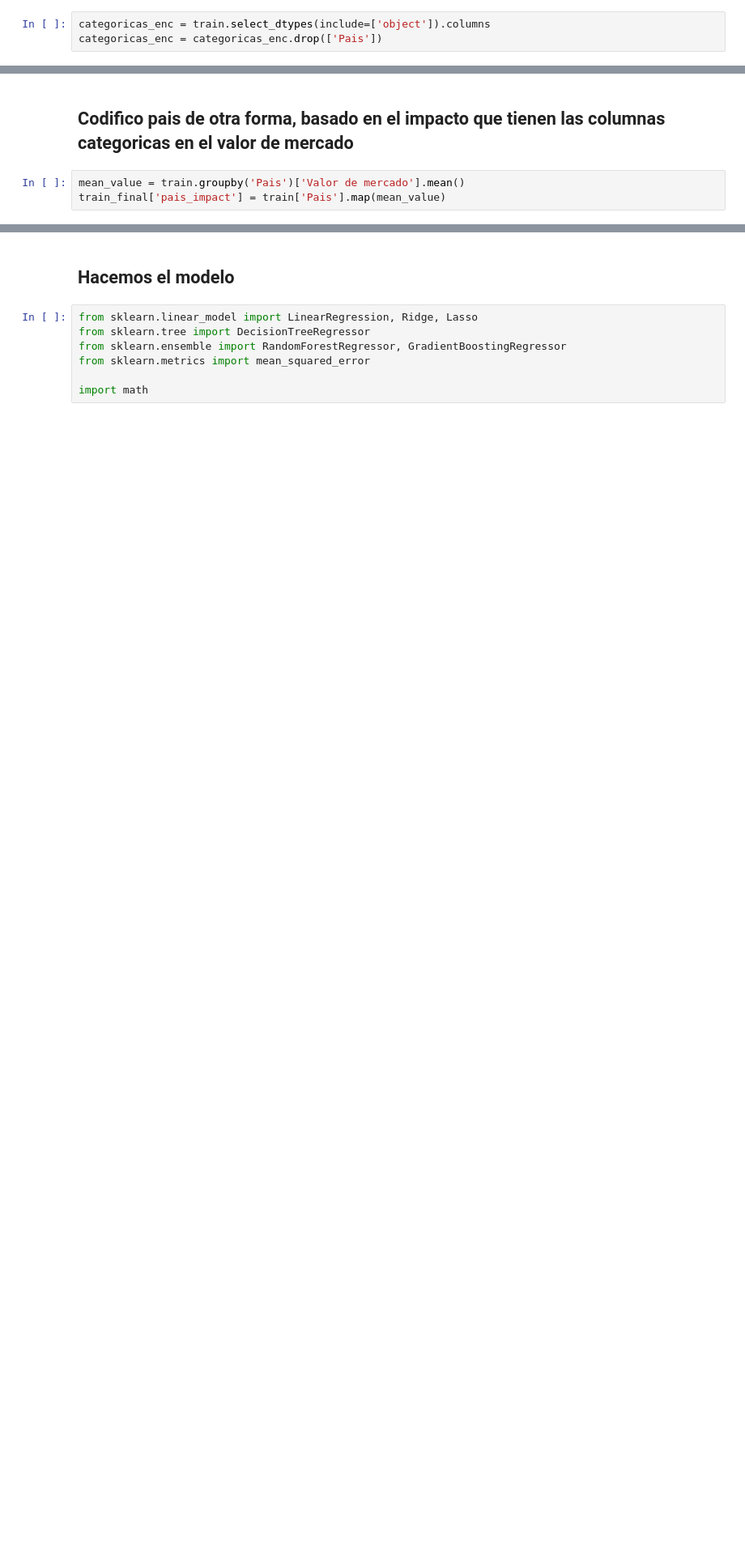
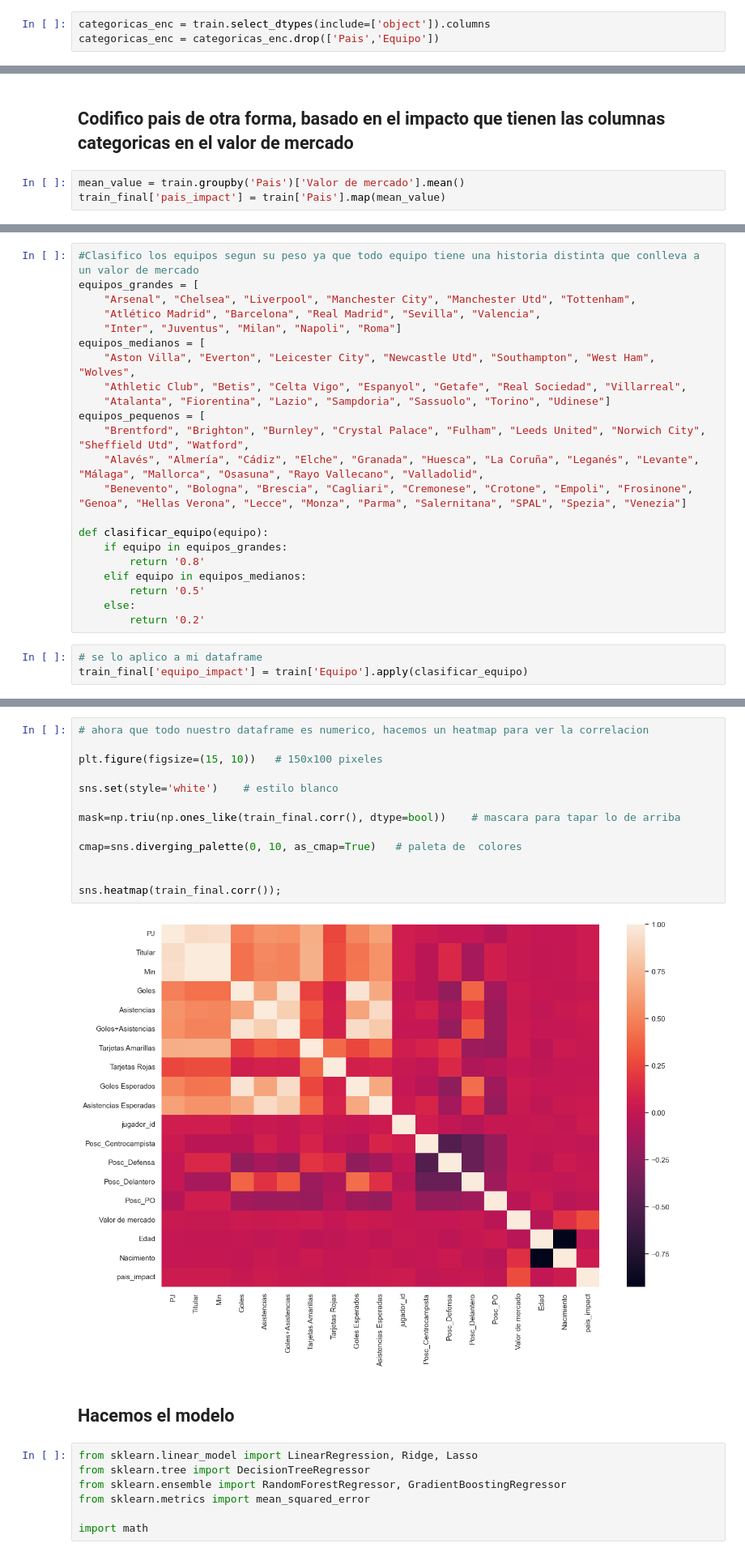
Before and after one commit to Matimengot/Proyecto-Final, a Jupyter notebook: machine learning/main.ipynb, the cells around one changed output, grey strips where cells are left out. Shown at 81% size. Drawn from its saved outputs; the diff is of its cells as text; blank space fills up the shorter version.

```diff
--- a/machine learning/main.ipynb
+++ b/machine learning/main.ipynb
@@ -98,7 +98,7 @@ train.head()
 #### Hago encode en las columnas categoricas
 # %%
 categoricas_enc = train.select_dtypes(include=['object']).columns
-categoricas_enc = categoricas_enc.drop(['Pais'])
+categoricas_enc = categoricas_enc.drop(['Pais','Equipo'])
 # %%
 encoder = OneHotEncoder(sparse=False, handle_unknown='ignore')
 
@@ -166,0 +187,25 @@ train_final.head()
+# %%
+#Clasifico los equipos segun su peso ya que todo equipo tiene una historia distinta que conlleva a un valor de mercado
+equipos_grandes = [
+    "Arsenal", "Chelsea", "Liverpool", "Manchester City", "Manchester Utd", "Tottenham",
+    "Atlético Madrid", "Barcelona", "Real Madrid", "Sevilla", "Valencia",
+    "Inter", "Juventus", "Milan", "Napoli", "Roma"]
+equipos_medianos = [
+    "Aston Villa", "Everton", "Leicester City", "Newcastle Utd", "Southampton", "West Ham", "Wolves",
+    "Athletic Club", "Betis", "Celta Vigo", "Espanyol", "Getafe", "Real Sociedad", "Villarreal",
+    "Atalanta", "Fiorentina", "Lazio", "Sampdoria", "Sassuolo", "Torino", "Udinese"]
+equipos_pequenos = [
+    "Brentford", "Brighton", "Burnley", "Crystal Palace", "Fulham", "Leeds United", "Norwich City", "Sheffield Utd", "Watford",
+    "Alavés", "Almería", "Cádiz", "Elche", "Granada", "Huesca", "La Coruña", "Leganés", "Levante", "Málaga", "Mallorca", "Osasuna", "Rayo Vallecano", "Valladolid",
+    "Benevento", "Bologna", "Brescia", "Cagliari", "Cremonese", "Crotone", "Empoli", "Frosinone", "Genoa", "Hellas Verona", "Lecce", "Monza", "Parma", "Salernitana", "SPAL", "Spezia", "Venezia"]
+
+def clasificar_equipo(equipo):
+    if equipo in equipos_grandes:
+        return '0.8'
+    elif equipo in equipos_medianos:
+        return '0.5'
+    else:
+        return '0.2'
+# %%
+# se lo aplico a mi dataframe
+train_final['equipo_impact'] = train['Equipo'].apply(clasificar_equipo)
@@ -167,3 +221,18 @@ train_final.head()
+# %%
+# ahora que todo nuestro dataframe es numerico, hacemos un heatmap para ver la correlacion
+
+plt.figure(figsize=(15, 10))   # 150x100 pixeles
+
+sns.set(style='white')    # estilo blanco
+
+mask=np.triu(np.ones_like(train_final.corr(), dtype=bool))    # mascara para tapar lo de arriba
+
+cmap=sns.diverging_palette(0, 10, as_cmap=True)   # paleta de  colores
+
+
+sns.heatmap(train_final.corr());
+# %% [output]
+[figure, added]
 # %% [markdown]
 ## Hacemos el modelo
 # %%
```
Also changed, not shown: parts of 9 cells of this notebook, 5 other files.
